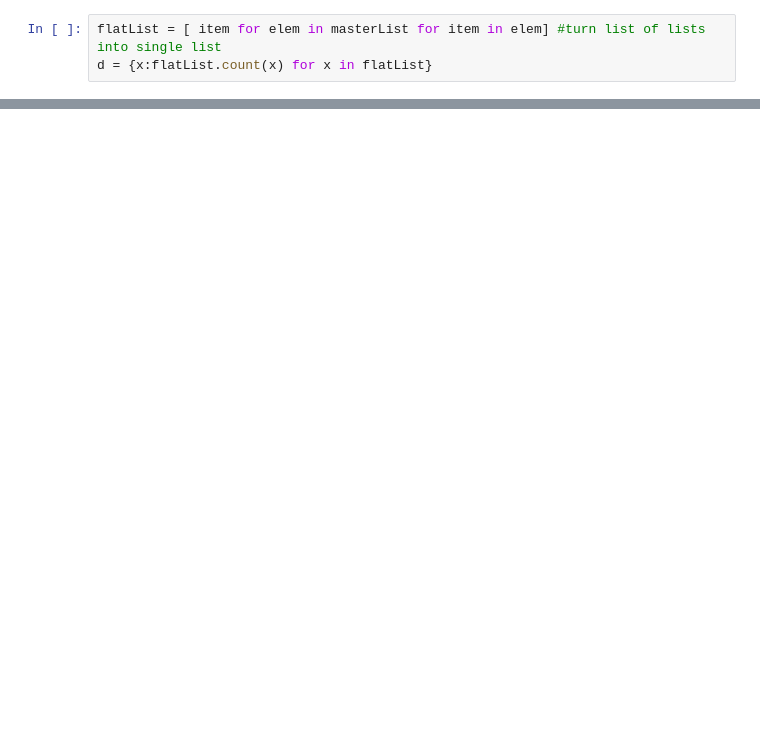
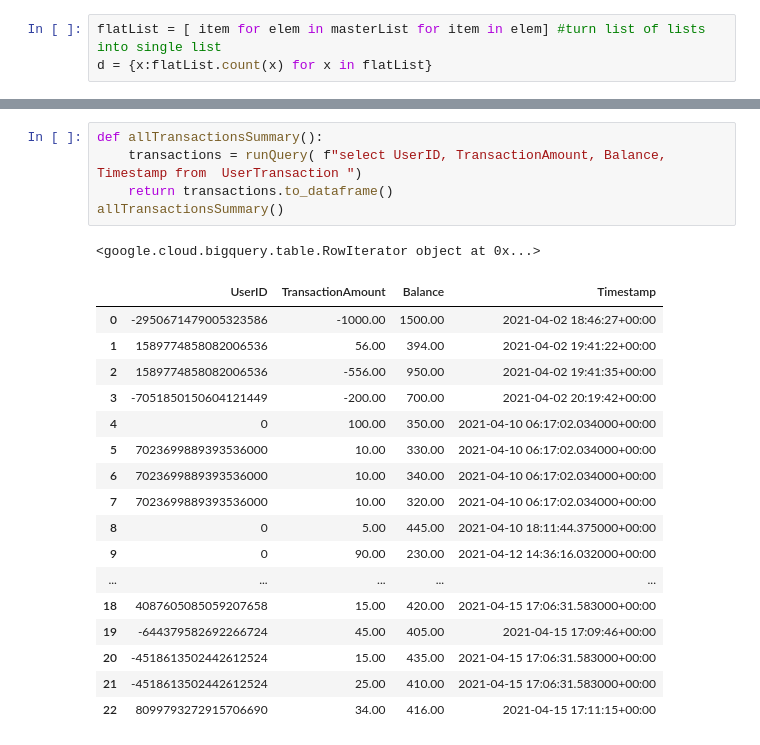
Before and after one commit to PurdueEats/backend, a Jupyter notebook: AllUserSummary.ipynb, the cells around one changed output, grey strips where cells are left out. Saved outputs shown, nothing was run; the diff lists cells and outputs as text; blank space fills up the shorter version.

```diff
--- a/AllUserSummary.ipynb
+++ b/AllUserSummary.ipynb
@@ -201,0 +287,24 @@ plt.imshow(wordcloud)
+# %%
+def allTransactionsSummary():
+    transactions = runQuery( f"select UserID, TransactionAmount, Balance, Timestamp from  UserTransaction ")
+    return transactions.to_dataframe()
+allTransactionsSummary()
+# %% [output]
+<google.cloud.bigquery.table.RowIterator object at 0x...>
+|  | UserID | TransactionAmount | Balance | Timestamp |
+| 0 | -2950671479005323586 | -1000.00 | 1500.00 | 2021-04-02 18:46:27+00:00 |
+| 1 | 1589774858082006536 | 56.00 | 394.00 | 2021-04-02 19:41:22+00:00 |
+| 2 | 1589774858082006536 | -556.00 | 950.00 | 2021-04-02 19:41:35+00:00 |
+| 3 | -7051850150604121449 | -200.00 | 700.00 | 2021-04-02 20:19:42+00:00 |
+| 4 | 0 | 100.00 | 350.00 | 2021-04-10 06:17:02.034000+00:00 |
+| 5 | 7023699889393536000 | 10.00 | 330.00 | 2021-04-10 06:17:02.034000+00:00 |
+| 6 | 7023699889393536000 | 10.00 | 340.00 | 2021-04-10 06:17:02.034000+00:00 |
+| 7 | 7023699889393536000 | 10.00 | 320.00 | 2021-04-10 06:17:02.034000+00:00 |
+| 8 | 0 | 5.00 | 445.00 | 2021-04-10 18:11:44.375000+00:00 |
+| 9 | 0 | 90.00 | 230.00 | 2021-04-12 14:36:16.032000+00:00 |
+| ... | ... | ... | ... | ... |
+| 18 | 4087605085059207658 | 15.00 | 420.00 | 2021-04-15 17:06:31.583000+00:00 |
+| 19 | -644379582692266724 | 45.00 | 405.00 | 2021-04-15 17:09:46+00:00 |
+| 20 | -4518613502442612524 | 15.00 | 435.00 | 2021-04-15 17:06:31.583000+00:00 |
+| 21 | -4518613502442612524 | 25.00 | 410.00 | 2021-04-15 17:06:31.583000+00:00 |
+| 22 | 8099793272915706690 | 34.00 | 416.00 | 2021-04-15 17:11:15+00:00 |
```
Also changed, not shown: parts of 9 cells of this notebook.
